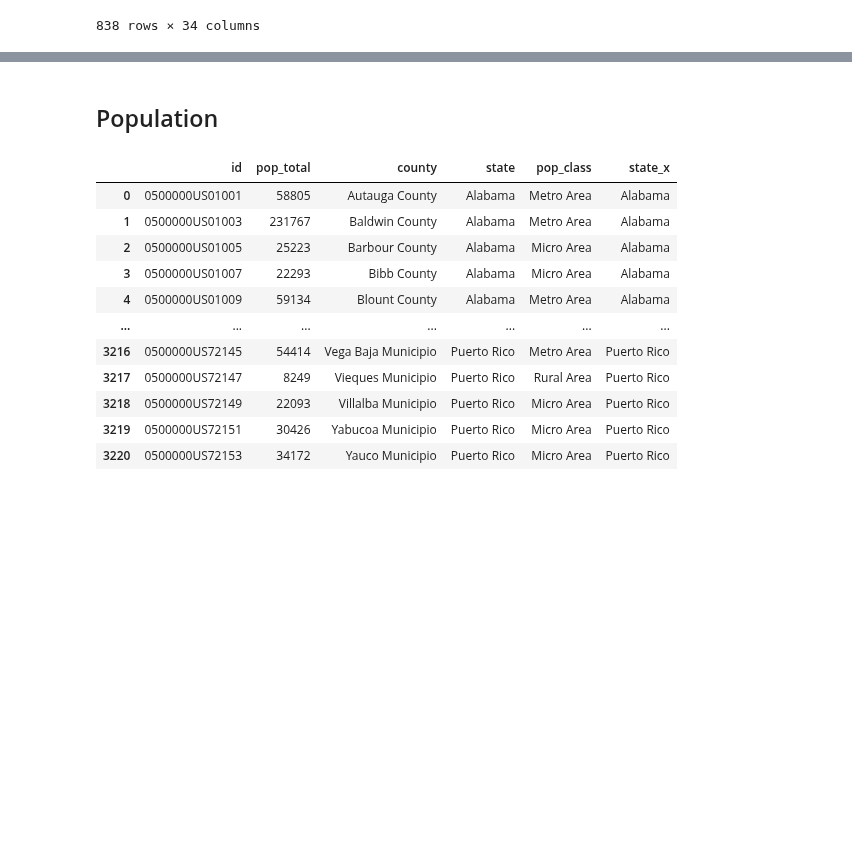
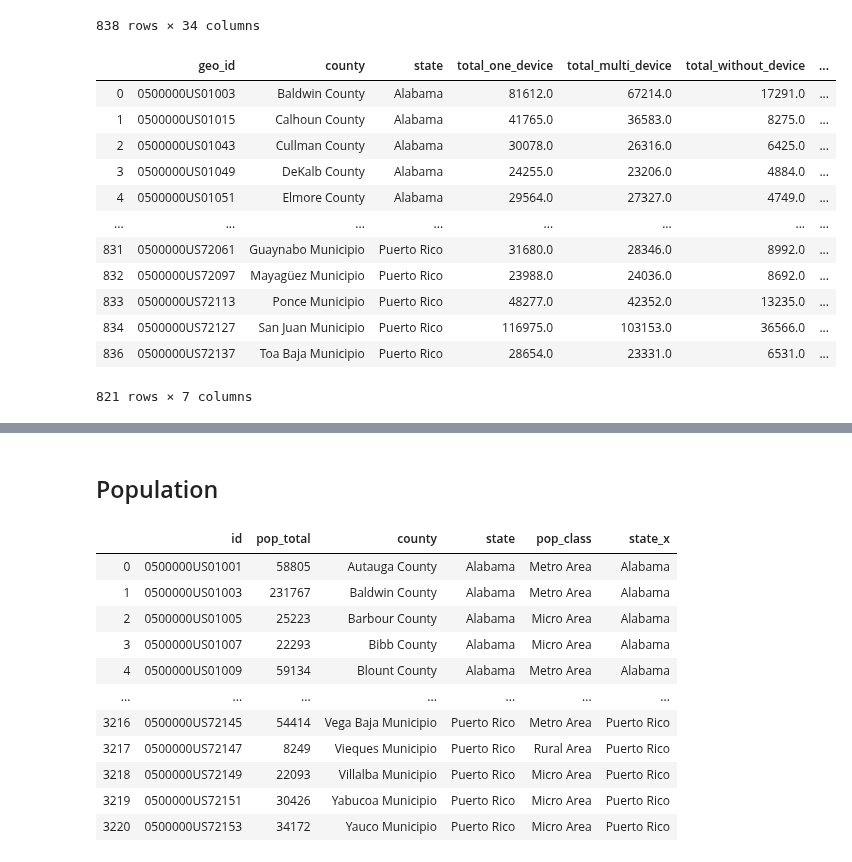
Before and after one commit to mosymns13/DS4A-Team13-Digital-Divide-Project, a Jupyter notebook: Key Variables Selection.ipynb, the cells around one changed output, grey strips where cells are left out. Cells and saved outputs as stored; diff of their text form; code cells hidden in the pictures; blank space fills up the shorter version.

Commit message:
Updated Raw data File, cleaning script, and Analytic to include rank

```diff
--- a/Key Variables Selection.ipynb
+++ b/Key Variables Selection.ipynb
@@ -147,3 +147,34 @@ comp_int_est[['est_total_households',
 'est_total_households_with_Cable',
 'est_total_households_with_SAT',
 'est_total_households_without_SUB']].apply(pd.to_numeric)
+
+comp_int_est.columns = comp_int_est.columns.str.lower()
+# %%
+device_subset = comp_int_est.iloc[:, [0,1,2,3,4,5,6,7,8,9,10,11,12,13]].copy()
+device_subset = device_subset.dropna()
+device_subset["total_one_device"] = device_subset[["est_total_households_with_no","est_total_households_with_no2","est_total_households_with_no3","est_total_households_with_no4"]].sum(axis = "columns")
+device_subset["total_multi_device"] = device_subset[["est_total_households_with_desktop","est_total_households_with_smartphone","est_total_households_with_portable","est_total_households_with_other"]].sum(axis = "columns")
+device_subset["total_without_device"] = device_subset["est_total_households_none"]
+device_subset["total_households_org"] = device_subset["est_total_households"]##Device_subset["est_total_households_frm_devices"]
+device_subset = device_subset.drop(columns = ["est_total_households","est_total_households_with_device","est_total_households_with_desktop","est_total_households_with_no","est_total_households_with_smartphone","est_total_households_with_no2","est_total_households_with_portable","est_total_households_with_no3","est_total_households_with_other","est_total_households_with_no4", "est_total_households_none"]).copy()
+device_subset
+
+#Numbers Populating Differently then What I have just looking at my dataset, maybe need to confirm if initial CSV is using correct year data for merge?
+##Device_subset["total_difference"] = Device_subset["est_total_households"] - Device_subset["est_total_households_with_device"] #Confirming Total Difference is same as no device column
+
+#Percent doesnt appear to be needed but in case maybe useful
+##Device_subset["total_percent"] = Device_subset["est_total_households_with_device"] / Device_subset["est_total_households"]
+# %% [output]
+|  | geo_id | county | state | total_one_device | total_multi_device | total_without_device | ... |
+| 0 | 0500000US01003 | Baldwin County | Alabama | 81612.0 | 67214.0 | 17291.0 | ... |
+| 1 | 0500000US01015 | Calhoun County | Alabama | 41765.0 | 36583.0 | 8275.0 | ... |
+| 2 | 0500000US01043 | Cullman County | Alabama | 30078.0 | 26316.0 | 6425.0 | ... |
+| 3 | 0500000US01049 | DeKalb County | Alabama | 24255.0 | 23206.0 | 4884.0 | ... |
+| 4 | 0500000US01051 | Elmore County | Alabama | 29564.0 | 27327.0 | 4749.0 | ... |
+| ... | ... | ... | ... | ... | ... | ... | ... |
+| 831 | 0500000US72061 | Guaynabo Municipio | Puerto Rico | 31680.0 | 28346.0 | 8992.0 | ... |
+| 832 | 0500000US72097 | Mayagüez Municipio | Puerto Rico | 23988.0 | 24036.0 | 8692.0 | ... |
+| 833 | 0500000US72113 | Ponce Municipio | Puerto Rico | 48277.0 | 42352.0 | 13235.0 | ... |
+| 834 | 0500000US72127 | San Juan Municipio | Puerto Rico | 116975.0 | 103153.0 | 36566.0 | ... |
+| 836 | 0500000US72137 | Toa Baja Municipio | Puerto Rico | 28654.0 | 23331.0 | 6531.0 | ... |
+821 rows × 7 columns
```
Also changed, not shown: parts of 4 cells of this notebook, 6 other files.
